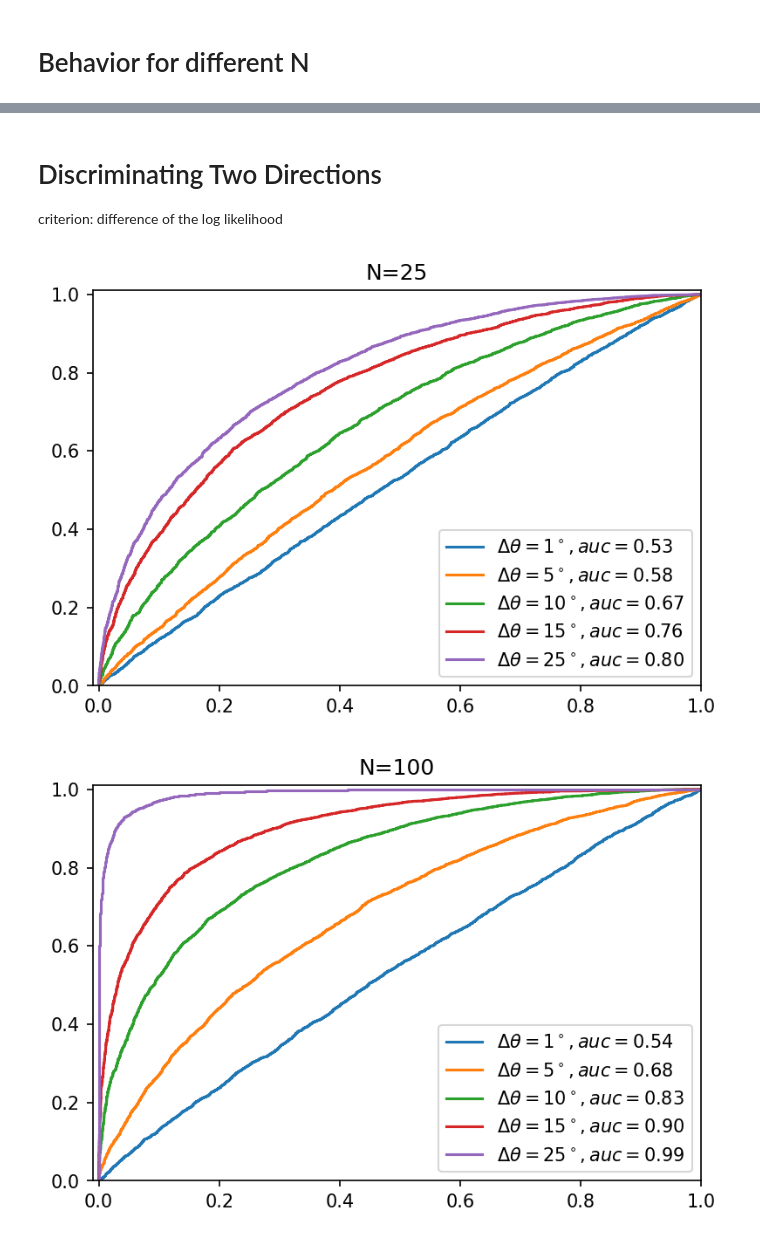
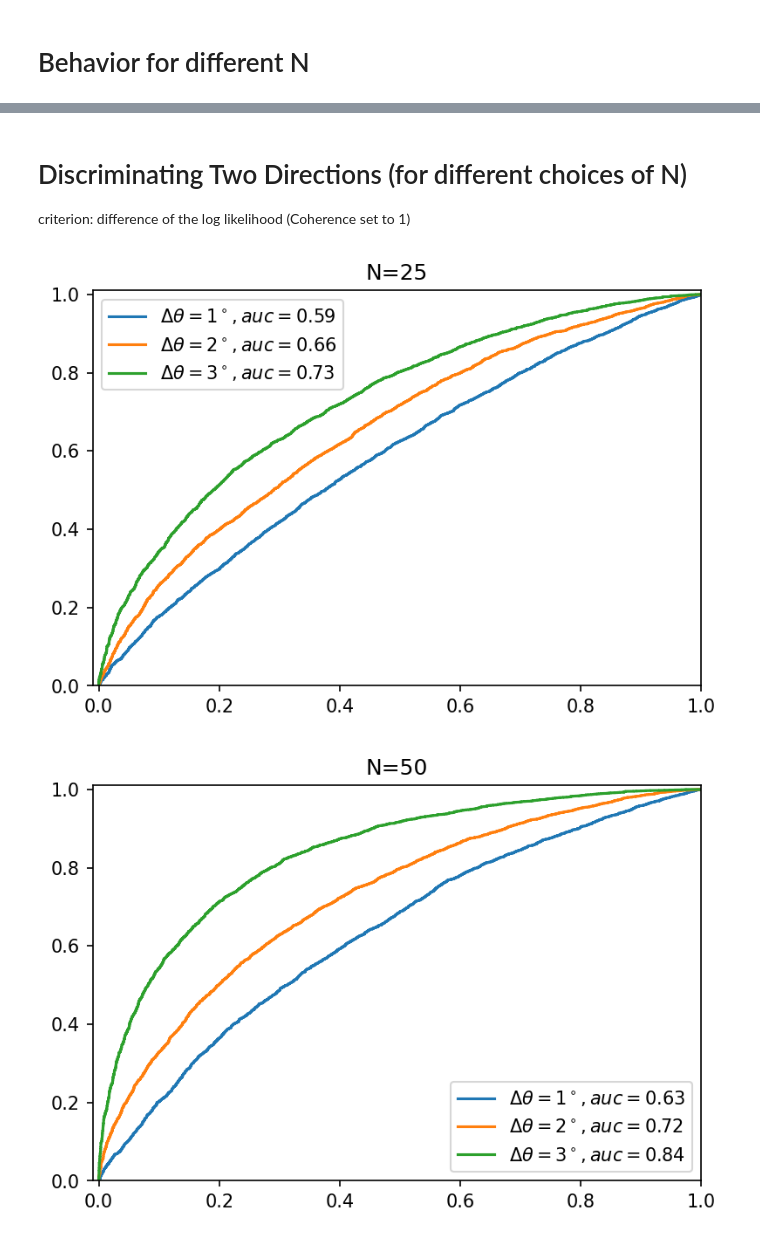
Before and after one commit to aGiorlandino/Theoretical_Neuroscience_ENS, a Jupyter notebook: Likelihood_estimator.ipynb, the cells around one changed output, grey strips where cells are left out. Cells and saved outputs as stored; diff of their text form; code cells hidden in the pictures.

Commit message:
added Coherence variable

```diff
--- a/Likelihood_estimator.ipynb
+++ b/Likelihood_estimator.ipynb
@@ -85,33 +87,0 @@ plt.show()
-# %%
-N=300
-n_trials=100
-theta_range = np.linspace(0, 2*np.pi, 10000)
-
-diff=np.zeros(shape=(n_trials, len(N_range)))
-j=0
-for N in N_range:
-    i=0
-    for trial in range(n_trials):
-        theta_tune = np.random.choice(theta_range, size=N)
-        random_theta_index = np.random.randint(0, len(theta_range))
-        random_theta = theta_range[random_theta_index]
-        response = simulated_response(log_f(random_theta, theta_tune, kappa=1), N)
-        full_log_likelihood=[]
-        for theta in theta_range:
-            full_log_likelihood.append(log_likelihood(response, theta, theta_tune))
-        diff[i][j] = np.abs(theta_range[np.argmax(full_log_likelihood)] - random_theta)
-        i+=1
-    j+=1
-
-mean_diff = np.mean(diff, axis=0)
-std_diff = np.std(diff, axis=0)
-
-plt.figure(dpi=125)
-plt.errorbar(N_range, mean_diff, yerr=std_diff/np.sqrt(n_trials), color="navy")
-#check y error normaliz. factor
-plt.xscale("log")
-plt.yscale("log")
-plt.xlabel("N")
-plt.ylabel("$|\hat{\\theta}-\\theta_{s}|$")
-plt.title("MLE error")
-plt.show()
@@ -120,13 +88,13 @@ plt.show()
 # %% [markdown]
-# Discriminating Two Directions
-criterion: difference of the log likelihood
+# Discriminating Two Directions (for different choices of N)
+criterion: difference of the log likelihood (Coherence set to 1)
 # %%
 from sklearn.metrics import roc_curve, auc
 
 def angle_diff(ang1, ang2):
     return np.abs((ang1-ang2) % (2*np.pi))
 
-def roc(N,theta, delta_theta, n_trials, kappa=1):
+def roc(N,theta, delta_theta, n_trials, kappa=3, C=1):
     theta_range = np.linspace(0, 2*np.pi, 10000)
     theta_1 = theta_range[np.argmin(angle_diff(theta_range, theta))] #the correct angle
     theta_2 = theta_range[np.argmin(angle_diff(theta_range, theta+delta_theta))]  #angle to compare
@@ -137,30 +105,30 @@ def roc(N,theta, delta_theta, n_trials, kappa=1):
     for trial in range(n_trials):
         y=np.random.choice([0, 1])
         y_true.append(y)
-        response = simulated_response(log_f(stimuli_angles[y], theta_tune, kappa=1), N)
+        response = simulated_response(log_f(stimuli_angles[y], theta_tune, kappa=1), N, C=1)
         score.append(log_likelihood(response, stimuli_angles[1], theta_tune)-log_likelihood(response, stimuli_angles[0], theta_tune))
-    score=np.exp(np.array(score))
+    #score=np.exp(np.array(score))
     fpr, tpr, _= roc_curve(y_true, score)
     auc_score = auc(fpr, tpr)
     return fpr, tpr, auc_score
 # %%
-delta_angles= [1, 5, 10, 15, 25]
-N=25
+delta_angles= [1, 2, 3]
+N= 25
 plt.figure(dpi=150)
 for delta in delta_angles:
     fpr, tpr, auc_score = roc(N, theta=0, delta_theta=delta/180*np.pi, n_trials=10000)
     plt.plot(fpr, tpr, label="$\Delta \\theta = " +str(delta)+ "^\circ, auc= %.2f$" %  auc_score)
     plt.xlim(-0.01,1)
     plt.ylim(0,1.01)
 
-plt.title("N=%d" %N)
+plt.title("N="+str(N))
 plt.legend()
 plt.show()
 # %% [output]
-[figure, old version]
+[figure, new version]
 # %%
-delta_angles= [1, 5, 10, 15, 25]
-N=100
+delta_angles= [1, 2, 3]
+N= 50
 plt.figure(dpi=150)
 for delta in delta_angles:
     fpr, tpr, auc_score = roc(N, theta=0, delta_theta=delta/180*np.pi, n_trials=10000)
@@ -168,8 +136,8 @@ for delta in delta_angles:
     plt.xlim(-0.01,1)
     plt.ylim(0,1.01)
 
-plt.title("N=%d" %N)
+plt.title("N="+str(N))
 plt.legend()
 plt.show()
 # %% [output]
-[figure, old version]
+[figure, new version]
```
Also changed, not shown: parts of 9 cells of this notebook.
